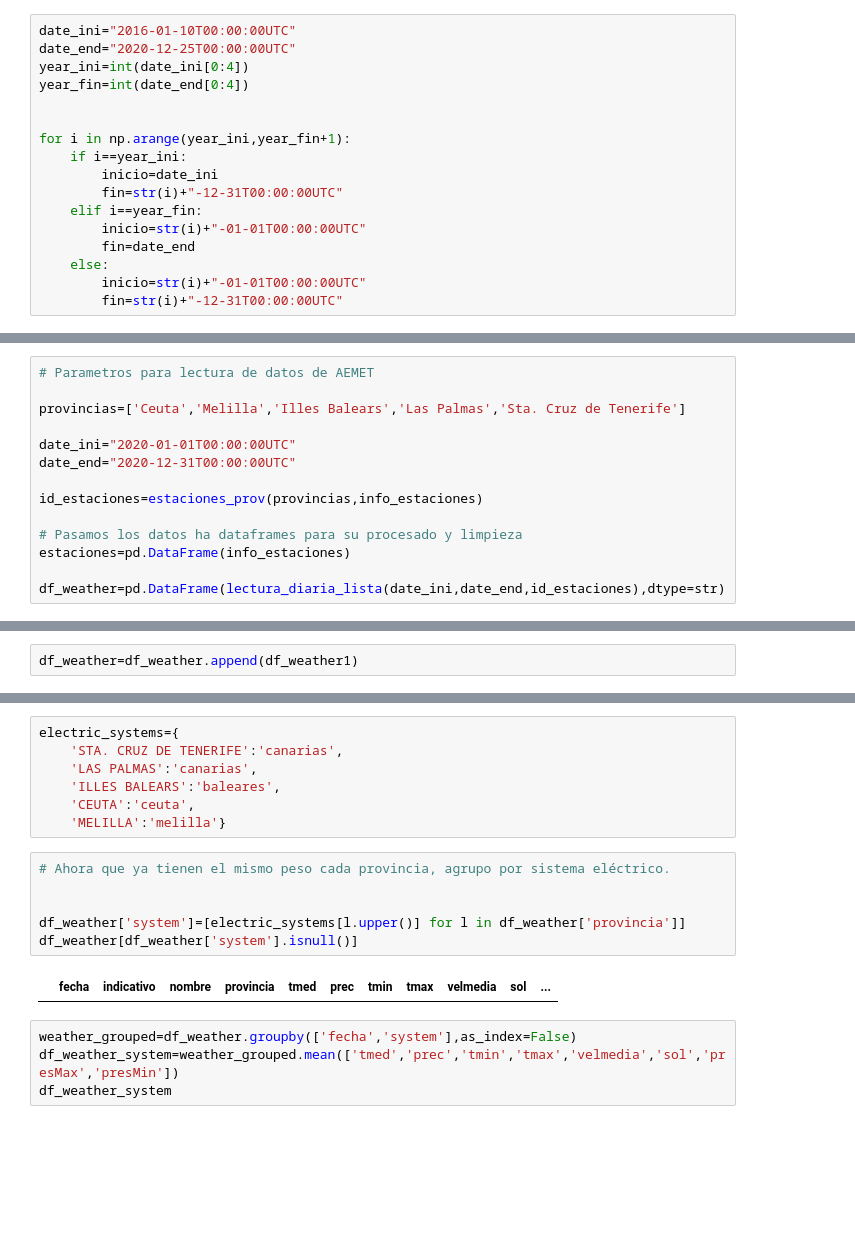
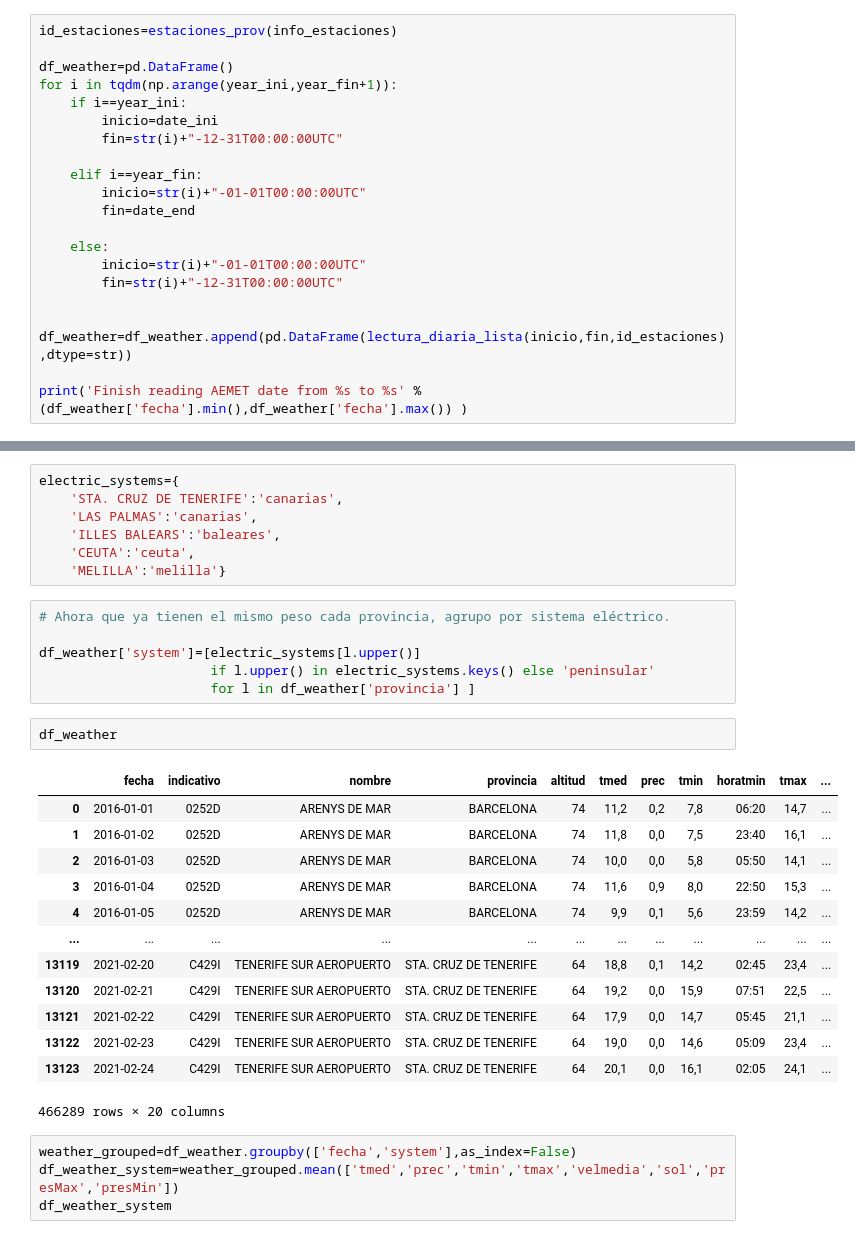
Before and after one commit to sotodosos/ClasesMaster26, a Jupyter notebook: Python/TFM.ipynb, the cells around one changed output, grey strips where cells are left out. Drawn from its saved outputs; the diff is of its cells as text; blank space fills up the shorter version.

Commit message:
Loop for reading all the data from AEMET

```diff
--- a/Python/TFM.ipynb
+++ b/Python/TFM.ipynb
@@ -101,18 +113,21 @@ def lectura_diaria_lista(date_ini,date_end,lista_estaciones):
 # %%
-date_ini="2016-01-10T00:00:00UTC"
-date_end="2020-12-25T00:00:00UTC"
-year_ini=int(date_ini[0:4])
-year_fin=int(date_end[0:4])
+id_estaciones=estaciones_prov(info_estaciones)
 
-
-for i in np.arange(year_ini,year_fin+1):
+df_weather=pd.DataFrame()
+for i in tqdm(np.arange(year_ini,year_fin+1)):
     if i==year_ini:
         inicio=date_ini
         fin=str(i)+"-12-31T00:00:00UTC"
+
     elif i==year_fin:
         inicio=str(i)+"-01-01T00:00:00UTC"
         fin=date_end
+
     else:
         inicio=str(i)+"-01-01T00:00:00UTC"
         fin=str(i)+"-12-31T00:00:00UTC"
+
+    df_weather=df_weather.append(pd.DataFrame(lectura_diaria_lista(inicio,fin,id_estaciones),dtype=str))
+
+print('Finish reading AEMET date from %s to %s' % (df_weather['fecha'].min(),df_weather['fecha'].max()) )
 # %% [output]
@@ -124,14 +144,0 @@ for i in np.arange(year_ini,year_fin+1):
-# %%
-# Parametros para lectura de datos de AEMET
-
-provincias=['Ceuta','Melilla','Illes Balears','Las Palmas','Sta. Cruz de Tenerife']
-
-date_ini="2020-01-01T00:00:00UTC"
-date_end="2020-12-31T00:00:00UTC"
-
-id_estaciones=estaciones_prov(provincias,info_estaciones)
-
-# Pasamos los datos ha dataframes para su procesado y limpieza
-estaciones=pd.DataFrame(info_estaciones)
-
-df_weather=pd.DataFrame(lectura_diaria_lista(date_ini,date_end,id_estaciones),dtype=str)
@@ -141,2 +144,0 @@ df_weather=pd.DataFrame(lectura_diaria_lista(date_ini,date_end,id_estaciones),dt
-# %%
-df_weather=df_weather.append(df_weather1)
@@ -181,11 +181,25 @@ electric_systems={
 # %%
 # Ahora que ya tienen el mismo peso cada provincia, agrupo por sistema eléctrico.
 
-
-df_weather['system']=[electric_systems[l.upper()] for l in df_weather['provincia']]
-df_weather[df_weather['system'].isnull()]
+df_weather['system']=[electric_systems[l.upper()]
+                      if l.upper() in electric_systems.keys() else 'peninsular'
+                      for l in df_weather['provincia'] ]
-# %% [output]
-|  | fecha | indicativo | nombre | provincia | tmed | prec | tmin | tmax | velmedia | sol | ... |
+# %%
+df_weather
+# %% [output]
+|  | fecha | indicativo | nombre | provincia | altitud | tmed | prec | tmin | horatmin | tmax | ... |
+| 0 | 2016-01-01 | 0252D | ARENYS DE MAR | BARCELONA | 74 | 11,2 | 0,2 | 7,8 | 06:20 | 14,7 | ... |
+| 1 | 2016-01-02 | 0252D | ARENYS DE MAR | BARCELONA | 74 | 11,8 | 0,0 | 7,5 | 23:40 | 16,1 | ... |
+| 2 | 2016-01-03 | 0252D | ARENYS DE MAR | BARCELONA | 74 | 10,0 | 0,0 | 5,8 | 05:50 | 14,1 | ... |
+| 3 | 2016-01-04 | 0252D | ARENYS DE MAR | BARCELONA | 74 | 11,6 | 0,9 | 8,0 | 22:50 | 15,3 | ... |
+| 4 | 2016-01-05 | 0252D | ARENYS DE MAR | BARCELONA | 74 | 9,9 | 0,1 | 5,6 | 23:59 | 14,2 | ... |
+| ... | ... | ... | ... | ... | ... | ... | ... | ... | ... | ... | ... |
+| 13119 | 2021-02-20 | C429I | TENERIFE SUR AEROPUERTO | STA. CRUZ DE TENERIFE | 64 | 18,8 | 0,1 | 14,2 | 02:45 | 23,4 | ... |
+| 13120 | 2021-02-21 | C429I | TENERIFE SUR AEROPUERTO | STA. CRUZ DE TENERIFE | 64 | 19,2 | 0,0 | 15,9 | 07:51 | 22,5 | ... |
+| 13121 | 2021-02-22 | C429I | TENERIFE SUR AEROPUERTO | STA. CRUZ DE TENERIFE | 64 | 17,9 | 0,0 | 14,7 | 05:45 | 21,1 | ... |
+| 13122 | 2021-02-23 | C429I | TENERIFE SUR AEROPUERTO | STA. CRUZ DE TENERIFE | 64 | 19,0 | 0,0 | 14,6 | 05:09 | 23,4 | ... |
+| 13123 | 2021-02-24 | C429I | TENERIFE SUR AEROPUERTO | STA. CRUZ DE TENERIFE | 64 | 20,1 | 0,0 | 16,1 | 02:05 | 24,1 | ... |
+466289 rows × 20 columns
 # %%
 weather_grouped=df_weather.groupby(['fecha','system'],as_index=False)
 df_weather_system=weather_grouped.mean(['tmed','prec','tmin','tmax','velmedia','sol','presMax','presMin'])
```
Also changed, not shown: parts of 19 cells of this notebook.
